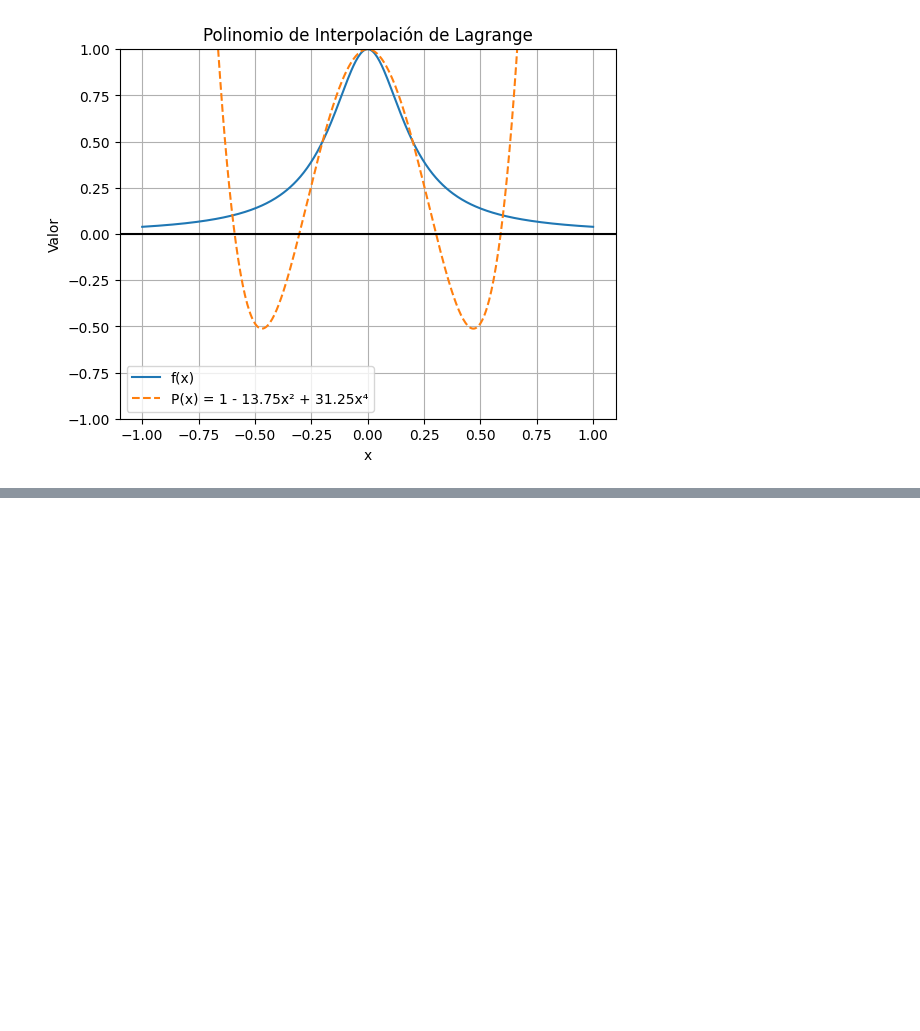
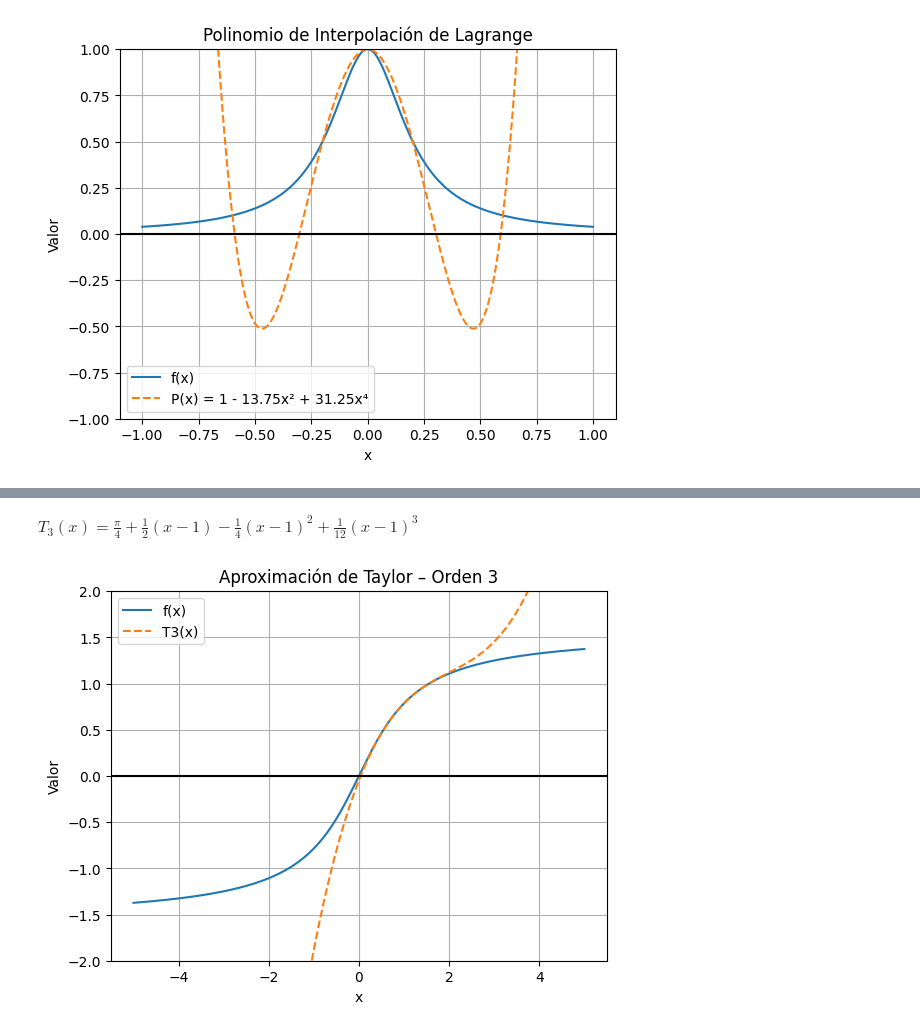
Before and after one commit to Dalzsfn/TareasMetodosNumericos, a Jupyter notebook: Tarea06/Tarea06.ipynb, the cells around one changed output, grey strips where cells are left out. Cells and saved outputs as stored; diff of their text form; code cells hidden in the pictures; blank space fills up the shorter version.

```diff
--- a/Tarea06/Tarea06.ipynb
+++ b/Tarea06/Tarea06.ipynb
@@ -176,0 +262,24 @@ plt.show()
+# %% [markdown]
+$T_3(x) = \frac{\pi}{4} + \frac{1}{2}(x-1) - \frac{1}{4}(x-1)^2 + \frac{1}{12}(x-1)^3$
+# %%
+def f(x):
+    return np.arctan(x)
+
+def T0(x):
+    return  np.pi/4 + 1/2*(x-1) - 1/4*(x-1)**2 + 1/12*(x-1)**3
+
+x = np.linspace(-5, 5, 2000)
+
+plt.figure()
+plt.plot(x, f(x), label="f(x)")
+plt.plot(x, T0(x), label="T3(x)", linestyle="--")
+plt.title("Aproximación de Taylor – Orden 3")
+plt.xlabel("x")
+plt.ylabel("Valor")
+plt.ylim(-2, 2)
+plt.axhline(y=0, color='black')
+plt.legend()
+plt.grid(True)
+plt.show()
+# %% [output]
+[figure, added]
```
Also changed, not shown: parts of 28 cells of this notebook, 1 other file.
